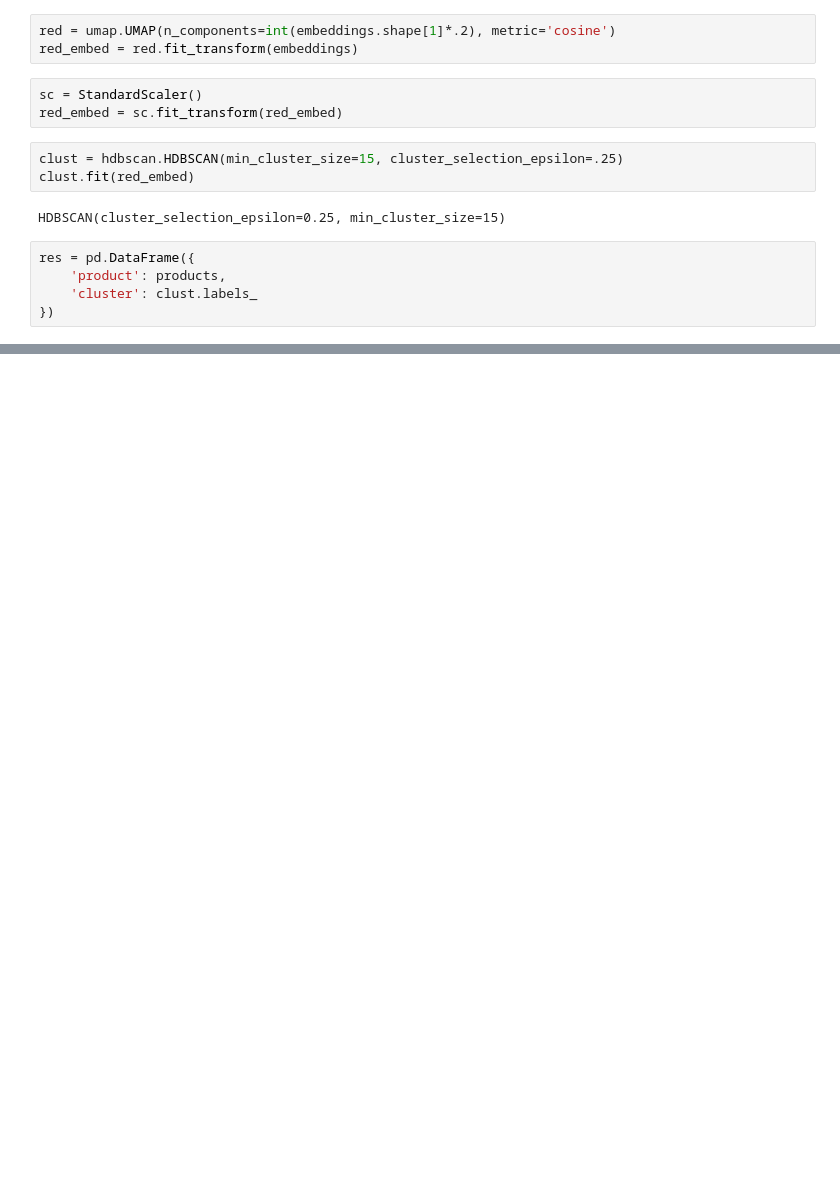
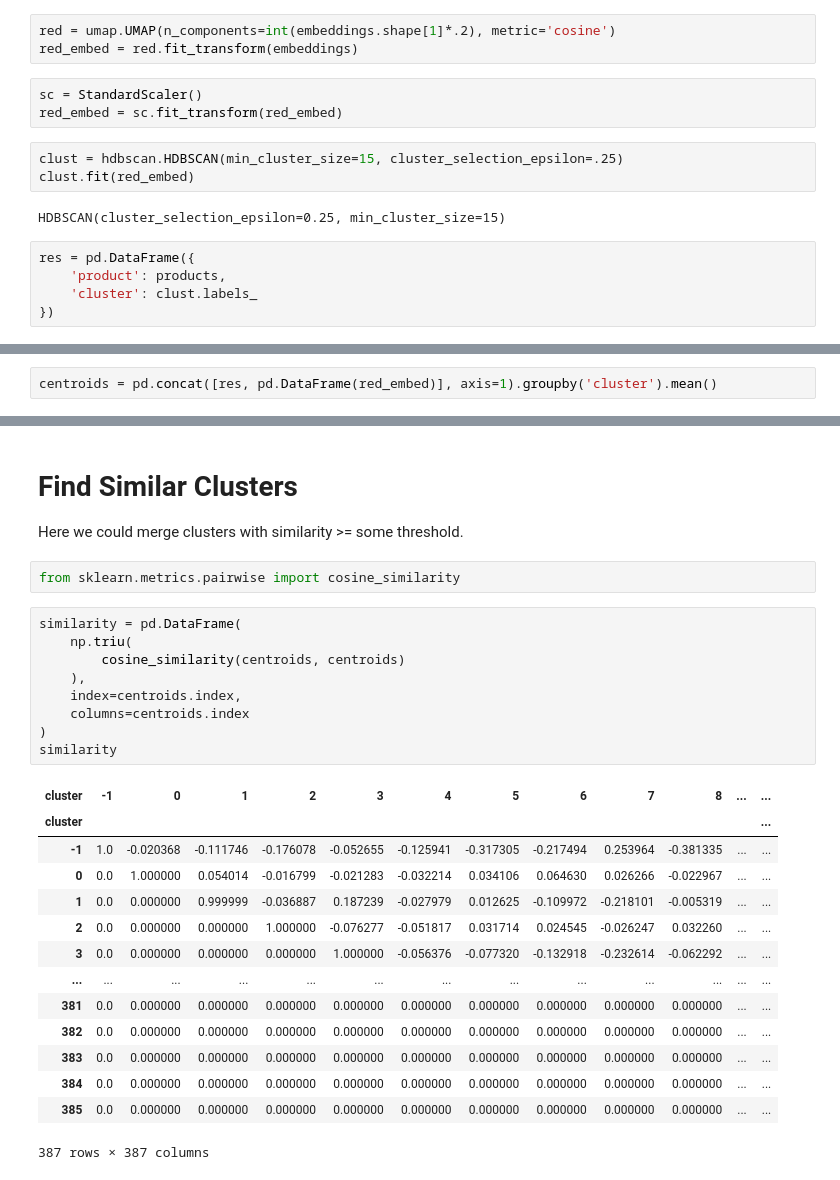
Before and after one commit to chris-santiago/webtopics, a Jupyter notebook: notebooks/walmart.ipynb, the cells around one changed output, grey strips where cells are left out. Cells and saved outputs as stored; diff of their text form; blank space fills up the shorter version.

```diff
--- a/notebooks/walmart.ipynb
+++ b/notebooks/walmart.ipynb
@@ -135,0 +137,2 @@ topics.head()
+# %%
+centroids = pd.concat([res, pd.DataFrame(red_embed)], axis=1).groupby('cluster').mean()
@@ -135,0 +150,30 @@ topics.head()
+# %% [markdown]
+# Find Similar Clusters
+
+Here we could merge clusters with similarity >= some threshold.
+# %%
+from sklearn.metrics.pairwise import cosine_similarity
+# %%
+similarity = pd.DataFrame(
+    np.triu(
+        cosine_similarity(centroids, centroids)
+    ),
+    index=centroids.index,
+    columns=centroids.index
+)
+similarity
+# %% [output]
+| cluster | -1 | 0 | 1 | 2 | 3 | 4 | 5 | 6 | 7 | 8 | ... | ... |
+| cluster |  |  |  |  |  |  |  |  |  |  |  | ... |
+| -1 | 1.0 | -0.020368 | -0.111746 | -0.176078 | -0.052655 | -0.125941 | -0.317305 | -0.217494 | 0.253964 | -0.381335 | ... | ... |
+| 0 | 0.0 | 1.000000 | 0.054014 | -0.016799 | -0.021283 | -0.032214 | 0.034106 | 0.064630 | 0.026266 | -0.022967 | ... | ... |
+| 1 | 0.0 | 0.000000 | 0.999999 | -0.036887 | 0.187239 | -0.027979 | 0.012625 | -0.109972 | -0.218101 | -0.005319 | ... | ... |
+| 2 | 0.0 | 0.000000 | 0.000000 | 1.000000 | -0.076277 | -0.051817 | 0.031714 | 0.024545 | -0.026247 | 0.032260 | ... | ... |
+| 3 | 0.0 | 0.000000 | 0.000000 | 0.000000 | 1.000000 | -0.056376 | -0.077320 | -0.132918 | -0.232614 | -0.062292 | ... | ... |
+| ... | ... | ... | ... | ... | ... | ... | ... | ... | ... | ... | ... | ... |
+| 381 | 0.0 | 0.000000 | 0.000000 | 0.000000 | 0.000000 | 0.000000 | 0.000000 | 0.000000 | 0.000000 | 0.000000 | ... | ... |
+| 382 | 0.0 | 0.000000 | 0.000000 | 0.000000 | 0.000000 | 0.000000 | 0.000000 | 0.000000 | 0.000000 | 0.000000 | ... | ... |
+| 383 | 0.0 | 0.000000 | 0.000000 | 0.000000 | 0.000000 | 0.000000 | 0.000000 | 0.000000 | 0.000000 | 0.000000 | ... | ... |
+| 384 | 0.0 | 0.000000 | 0.000000 | 0.000000 | 0.000000 | 0.000000 | 0.000000 | 0.000000 | 0.000000 | 0.000000 | ... | ... |
+| 385 | 0.0 | 0.000000 | 0.000000 | 0.000000 | 0.000000 | 0.000000 | 0.000000 | 0.000000 | 0.000000 | 0.000000 | ... | ... |
+387 rows × 387 columns
```
Also changed, not shown: parts of 18 cells of this notebook.
